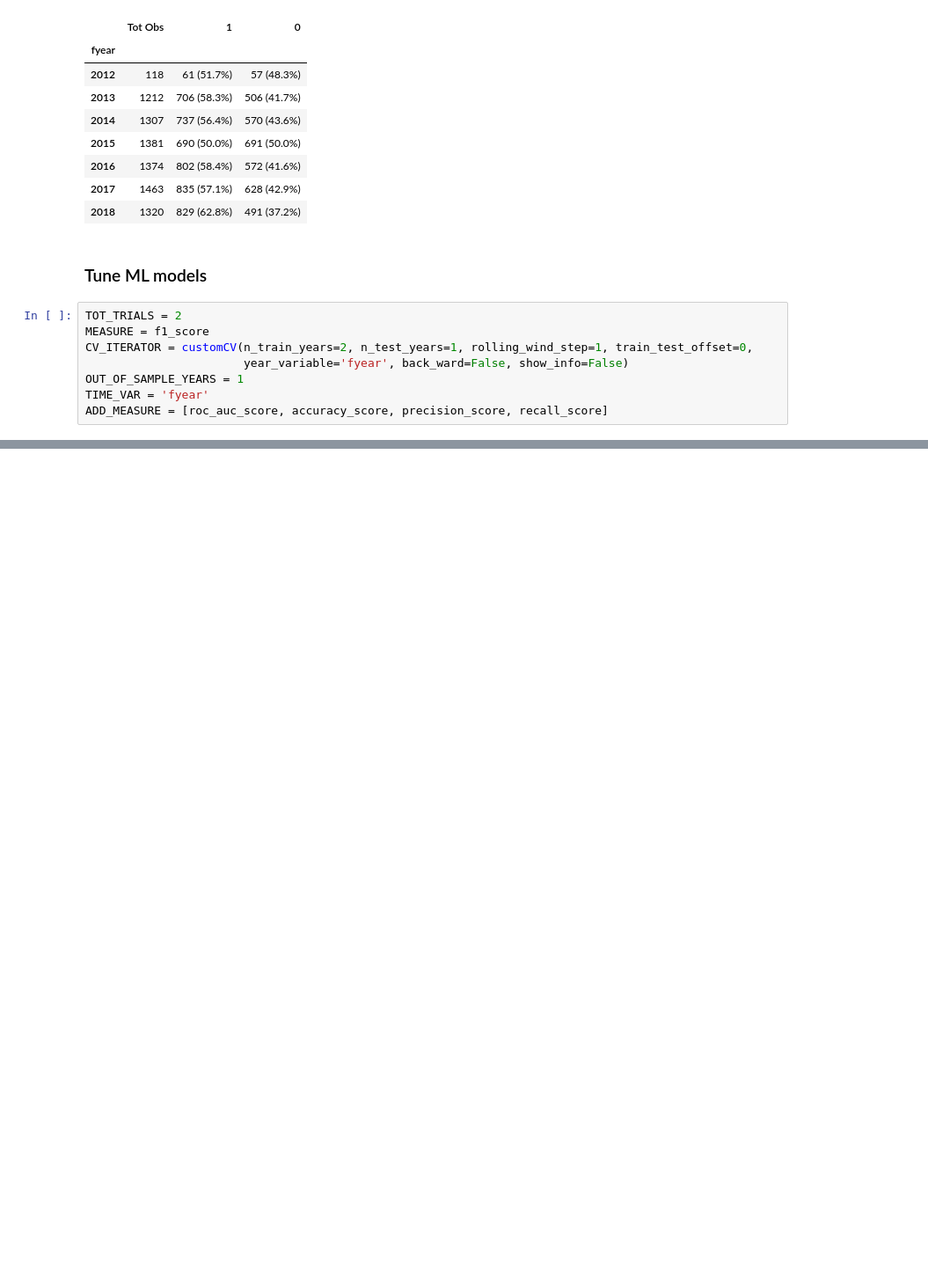
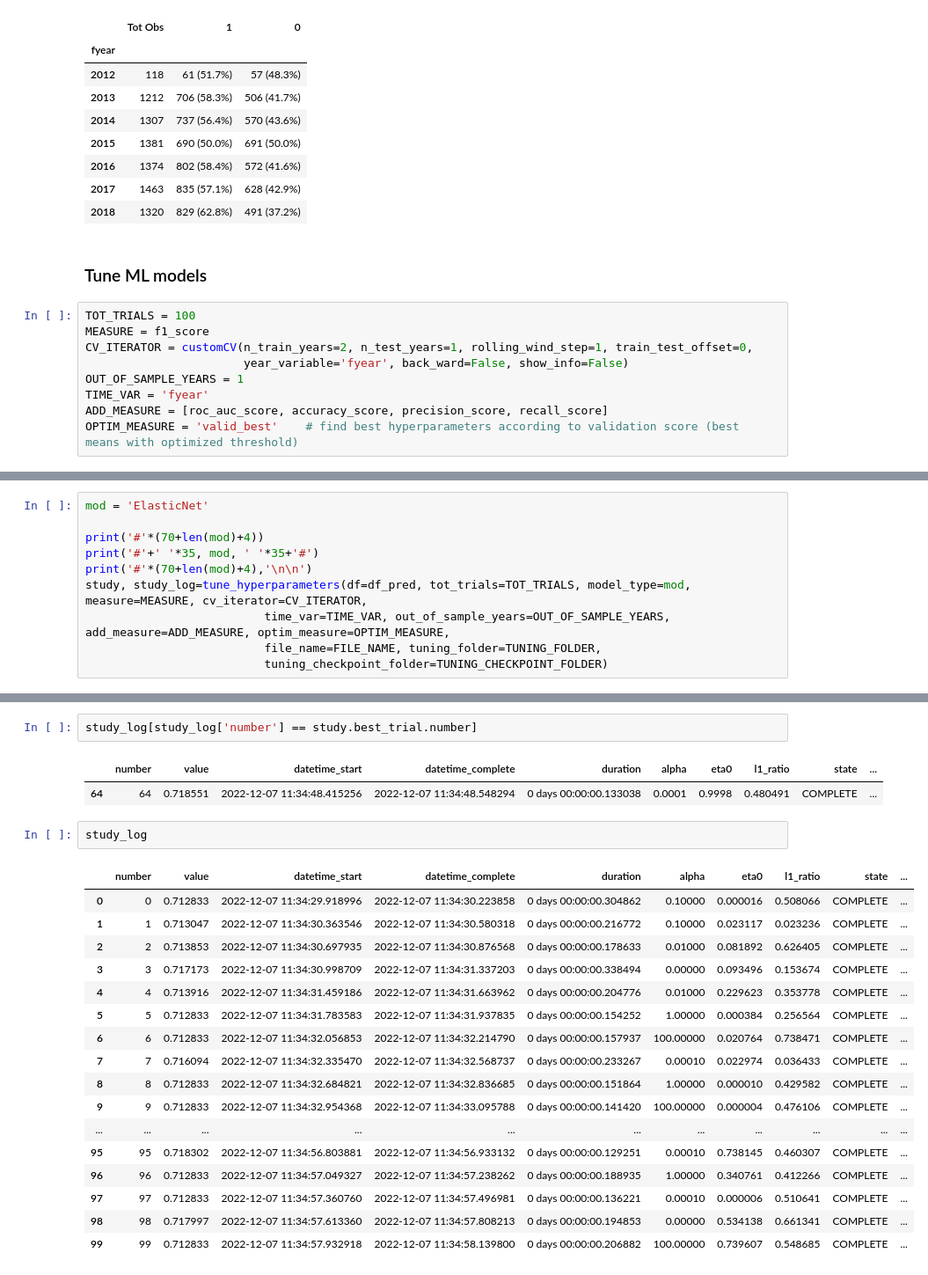
Before and after one commit to AleBitetto/WRDS_accounting, a Jupyter notebook: Predict with ML.ipynb, the cells around one changed output, grey strips where cells are left out. Shown at 88% size. Drawn from its saved outputs; the diff is of its cells as text; blank space fills up the shorter version.

```diff
--- a/Predict with ML.ipynb
+++ b/Predict with ML.ipynb
@@ -175,13 +175,14 @@ display(df_pred.groupby('fyear').agg(**{
 # %% [markdown]
 ### Tune ML models
 # %%
-TOT_TRIALS = 2
+TOT_TRIALS = 100
 MEASURE = f1_score
 CV_ITERATOR = customCV(n_train_years=2, n_test_years=1, rolling_wind_step=1, train_test_offset=0,
                        year_variable='fyear', back_ward=False, show_info=False)
 OUT_OF_SAMPLE_YEARS = 1
 TIME_VAR = 'fyear'
 ADD_MEASURE = [roc_auc_score, accuracy_score, precision_score, recall_score]
+OPTIM_MEASURE = 'valid_best'    # find best hyperparameters according to validation score (best means with optimized threshold)
 # %%
 # loop over models
 
@@ -241,0 +217,10 @@ Trial 1 / 2     avg elapsed time:  0:00:00
+# %%
+mod = 'ElasticNet'
+
+print('#'*(70+len(mod)+4))
+print('#'+' '*35, mod, ' '*35+'#')
+print('#'*(70+len(mod)+4),'\n\n')
+study, study_log=tune_hyperparameters(df=df_pred, tot_trials=TOT_TRIALS, model_type=mod, measure=MEASURE, cv_iterator=CV_ITERATOR,
+                          time_var=TIME_VAR, out_of_sample_years=OUT_OF_SAMPLE_YEARS, add_measure=ADD_MEASURE, optim_measure=OPTIM_MEASURE,
+                          file_name=FILE_NAME, tuning_folder=TUNING_FOLDER,
+                          tuning_checkpoint_folder=TUNING_CHECKPOINT_FOLDER)
@@ -241,0 +279,25 @@ Trial 1 / 2     avg elapsed time:  0:00:00
+# %%
+study_log[study_log['number'] == study.best_trial.number]
+# %% [output]
+|  | number | value | datetime_start | datetime_complete | duration | alpha | eta0 | l1_ratio | state | ... |
+| 64 | 64 | 0.718551 | 2022-12-07 11:34:48.415256 | 2022-12-07 11:34:48.548294 | 0 days 00:00:00.133038 | 0.0001 | 0.9998 | 0.480491 | COMPLETE | ... |
+# %%
+study_log
+# %% [output]
+|  | number | value | datetime_start | datetime_complete | duration | alpha | eta0 | l1_ratio | state | ... |
+| 0 | 0 | 0.712833 | 2022-12-07 11:34:29.918996 | 2022-12-07 11:34:30.223858 | 0 days 00:00:00.304862 | 0.10000 | 0.000016 | 0.508066 | COMPLETE | ... |
+| 1 | 1 | 0.713047 | 2022-12-07 11:34:30.363546 | 2022-12-07 11:34:30.580318 | 0 days 00:00:00.216772 | 0.10000 | 0.023117 | 0.023236 | COMPLETE | ... |
+| 2 | 2 | 0.713853 | 2022-12-07 11:34:30.697935 | 2022-12-07 11:34:30.876568 | 0 days 00:00:00.178633 | 0.01000 | 0.081892 | 0.626405 | COMPLETE | ... |
+| 3 | 3 | 0.717173 | 2022-12-07 11:34:30.998709 | 2022-12-07 11:34:31.337203 | 0 days 00:00:00.338494 | 0.00000 | 0.093496 | 0.153674 | COMPLETE | ... |
+| 4 | 4 | 0.713916 | 2022-12-07 11:34:31.459186 | 2022-12-07 11:34:31.663962 | 0 days 00:00:00.204776 | 0.01000 | 0.229623 | 0.353778 | COMPLETE | ... |
+| 5 | 5 | 0.712833 | 2022-12-07 11:34:31.783583 | 2022-12-07 11:34:31.937835 | 0 days 00:00:00.154252 | 1.00000 | 0.000384 | 0.256564 | COMPLETE | ... |
+| 6 | 6 | 0.712833 | 2022-12-07 11:34:32.056853 | 2022-12-07 11:34:32.214790 | 0 days 00:00:00.157937 | 100.00000 | 0.020764 | 0.738471 | COMPLETE | ... |
+| 7 | 7 | 0.716094 | 2022-12-07 11:34:32.335470 | 2022-12-07 11:34:32.568737 | 0 days 00:00:00.233267 | 0.00010 | 0.022974 | 0.036433 | COMPLETE | ... |
+| 8 | 8 | 0.712833 | 2022-12-07 11:34:32.684821 | 2022-12-07 11:34:32.836685 | 0 days 00:00:00.151864 | 1.00000 | 0.000010 | 0.429582 | COMPLETE | ... |
+| 9 | 9 | 0.712833 | 2022-12-07 11:34:32.954368 | 2022-12-07 11:34:33.095788 | 0 days 00:00:00.141420 | 100.00000 | 0.000004 | 0.476106 | COMPLETE | ... |
+| ... | ... | ... | ... | ... | ... | ... | ... | ... | ... | ... |
+| 95 | 95 | 0.718302 | 2022-12-07 11:34:56.803881 | 2022-12-07 11:34:56.933132 | 0 days 00:00:00.129251 | 0.00010 | 0.738145 | 0.460307 | COMPLETE | ... |
+| 96 | 96 | 0.712833 | 2022-12-07 11:34:57.049327 | 2022-12-07 11:34:57.238262 | 0 days 00:00:00.188935 | 1.00000 | 0.340761 | 0.412266 | COMPLETE | ... |
+| 97 | 97 | 0.712833 | 2022-12-07 11:34:57.360760 | 2022-12-07 11:34:57.496981 | 0 days 00:00:00.136221 | 0.00010 | 0.000006 | 0.510641 | COMPLETE | ... |
+| 98 | 98 | 0.717997 | 2022-12-07 11:34:57.613360 | 2022-12-07 11:34:57.808213 | 0 days 00:00:00.194853 | 0.00000 | 0.534138 | 0.661341 | COMPLETE | ... |
+| 99 | 99 | 0.712833 | 2022-12-07 11:34:57.932918 | 2022-12-07 11:34:58.139800 | 0 days 00:00:00.206882 | 100.00000 | 0.739607 | 0.548685 | COMPLETE | ... |
```
Also changed, not shown: parts of 19 cells of this notebook, 3 other files.
